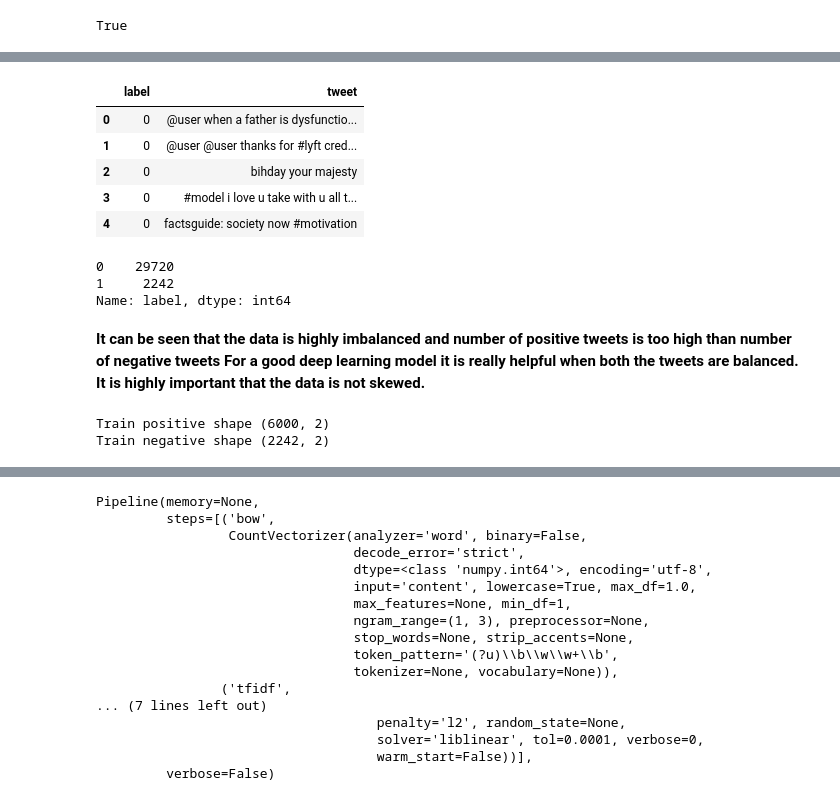
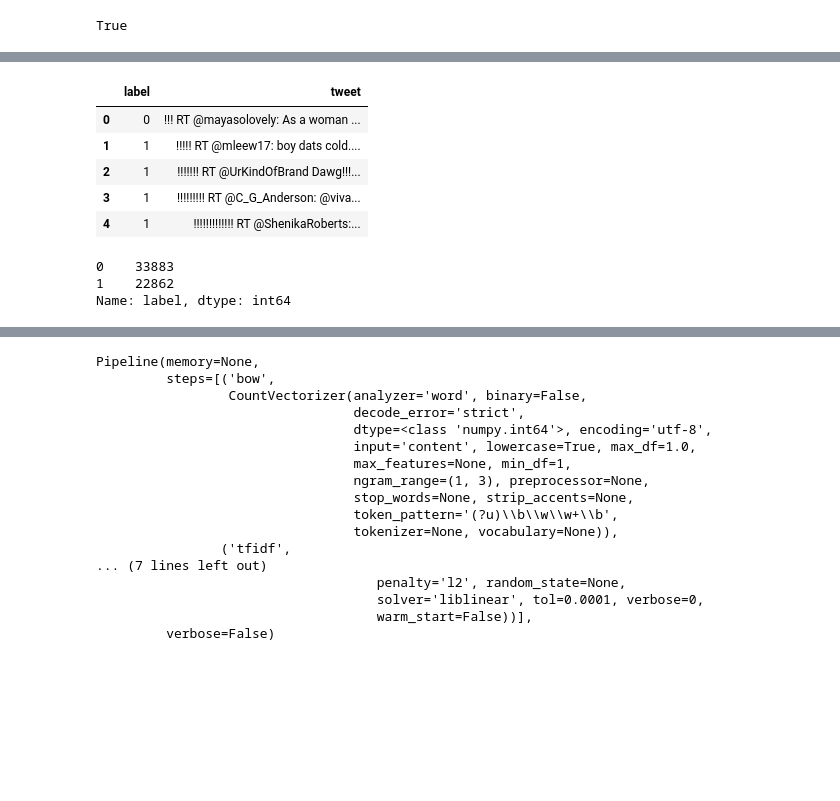
Before and after one commit to Hack-Club-PICT/Sentimental-Analysis, a Jupyter notebook: Sentiment_Analysis.ipynb, the cells around one changed output, grey strips where cells are left out. Saved outputs shown, nothing was run; the diff lists cells and outputs as text; code cells hidden in the pictures; blank space fills up the shorter version.

```diff
--- a/Sentiment_Analysis.ipynb
+++ b/Sentiment_Analysis.ipynb
@@ -45,21 +40,17 @@ df = df[['label','tweet']]
-# %%
-df.head()
-# %% [output]
-|  | label | tweet |
-| 0 | 0 | @user when a father is dysfunctio... |
-| 1 | 0 | @user @user thanks for #lyft cred... |
-| 2 | 0 | bihday your majesty |
-| 3 | 0 | #model i love u take with u all t... |
-| 4 | 0 | factsguide: society now #motivation |
+# %%
+train_df = pd.concat([train_df1, train_df2])
+train_df.head()
+# %% [output]
+|  | label | tweet |
+| 0 | 0 | !!! RT @mayasolovely: As a woman ... |
+| 1 | 1 | !!!!! RT @mleew17: boy dats cold.... |
+| 2 | 1 | !!!!!!! RT @UrKindOfBrand Dawg!!!... |
+| 3 | 1 | !!!!!!!!! RT @C_G_Anderson: @viva... |
+| 4 | 1 | !!!!!!!!!!!!! RT @ShenikaRoberts:... |
 # %%
 #This tells us about the distribution of data
-df.label.value_counts()
+train_df.label.value_counts()
 # %% [output]
-0    29720
-1     2242
+0    33883
+1    22862
 Name: label, dtype: int64
-# %% [markdown]
-**It can be seen that the data is highly imbalanced and number of positive tweets
-is too high than number of negative tweets
-For a good deep learning model it is really helpful when both the tweets are balanced.
-  It is highly important that the data is not skewed.**
@@ -69,8 +56,0 @@ df_negative = df[df['label']==1]
-# %%
-df_train_positive = df_positive.sample(6000)
-df_train_negative = df_negative
-print("Train positive shape",df_train_positive.shape)
-print("Train negative shape",df_train_negative.shape)
-# %% [output]
-Train positive shape (6000, 2)
-Train negative shape (2242, 2)
```
Also changed, not shown: parts of 17 cells of this notebook.
